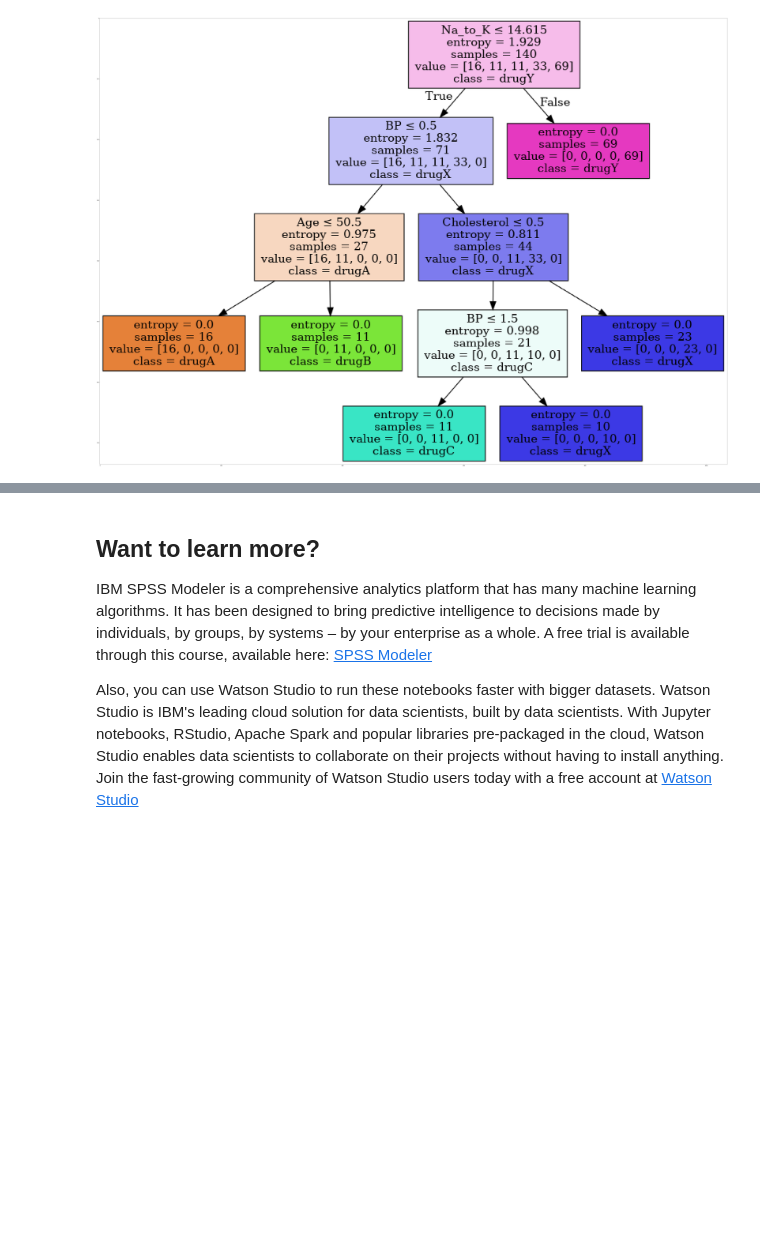
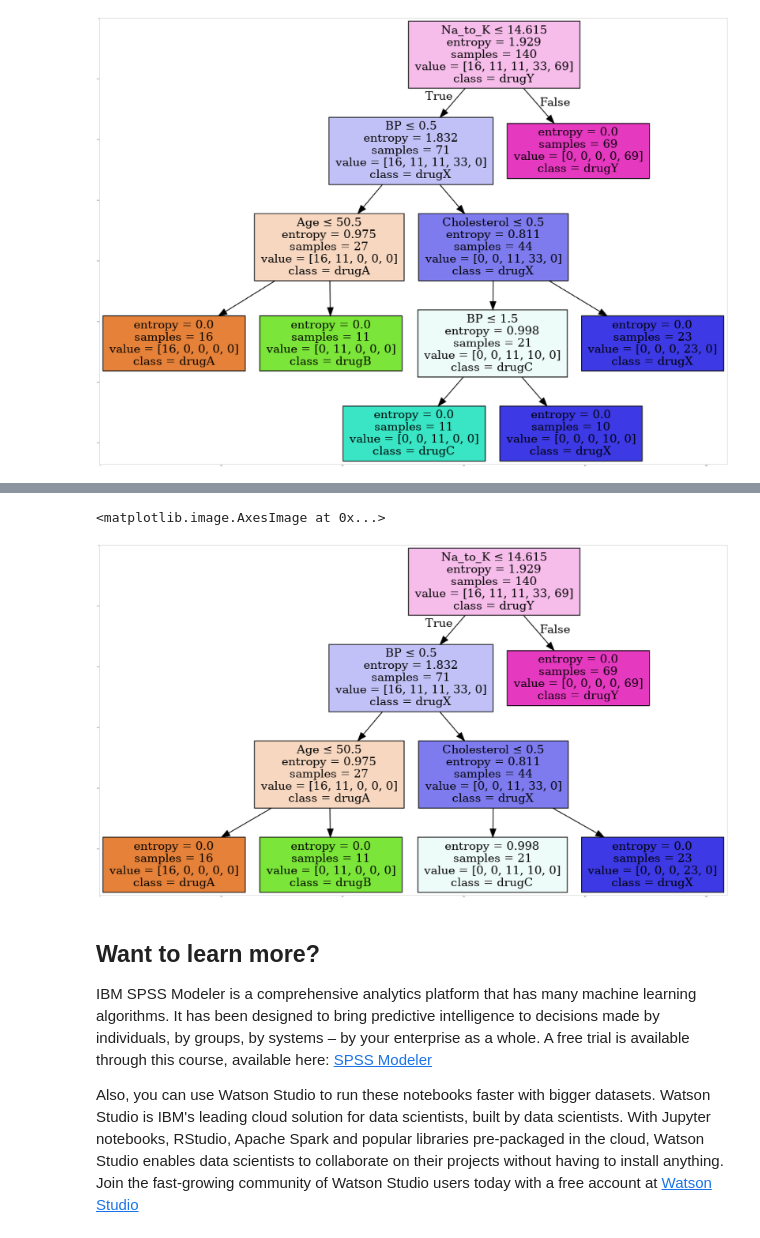
Before and after one commit to nijatullahmansoor/IBM-Data-Science-Professional-Certificate, a Jupyter notebook: labs/Machine Learning With Pytong/week3/ML0101EN-Clas-Decision-Trees-drug-py-v1.ipynb, the cells around one changed output, grey strips where cells are left out. Drawn from its saved outputs; the diff is of its cells as text; code cells hidden in the pictures; blank space fills up the shorter version.

```diff
--- a/labs/Machine Learning With Pytong/week3/ML0101EN-Clas-Decision-Trees-drug-py-v1.ipynb
+++ b/labs/Machine Learning With Pytong/week3/ML0101EN-Clas-Decision-Trees-drug-py-v1.ipynb
@@ -391,3 +394,16 @@ plt.imshow(img,interpolation='nearest')
+# %%
+dot_data = StringIO()
+filename = "drugtree2.png"
+featureNames = my_data.columns[0:5]
+out=tree.export_graphviz(drugTree2,feature_names=featureNames, out_file=dot_data, class_names= np.unique(y_trainset), filled=True,  special_characters=True,rotate=False)
+graph = pydotplus.graph_from_dot_data(dot_data.getvalue())
+graph.write_png(filename)
+img = mpimg.imread(filename)
+plt.figure(figsize=(100, 200))
+plt.imshow(img,interpolation='nearest')
+# %% [output]
+<matplotlib.image.AxesImage at 0x...>
+[figure, added]
 # %% [markdown]
 <h2>Want to learn more?</h2>
 
```
Also changed, not shown: parts of 1 cell of this notebook, 3 other files.
